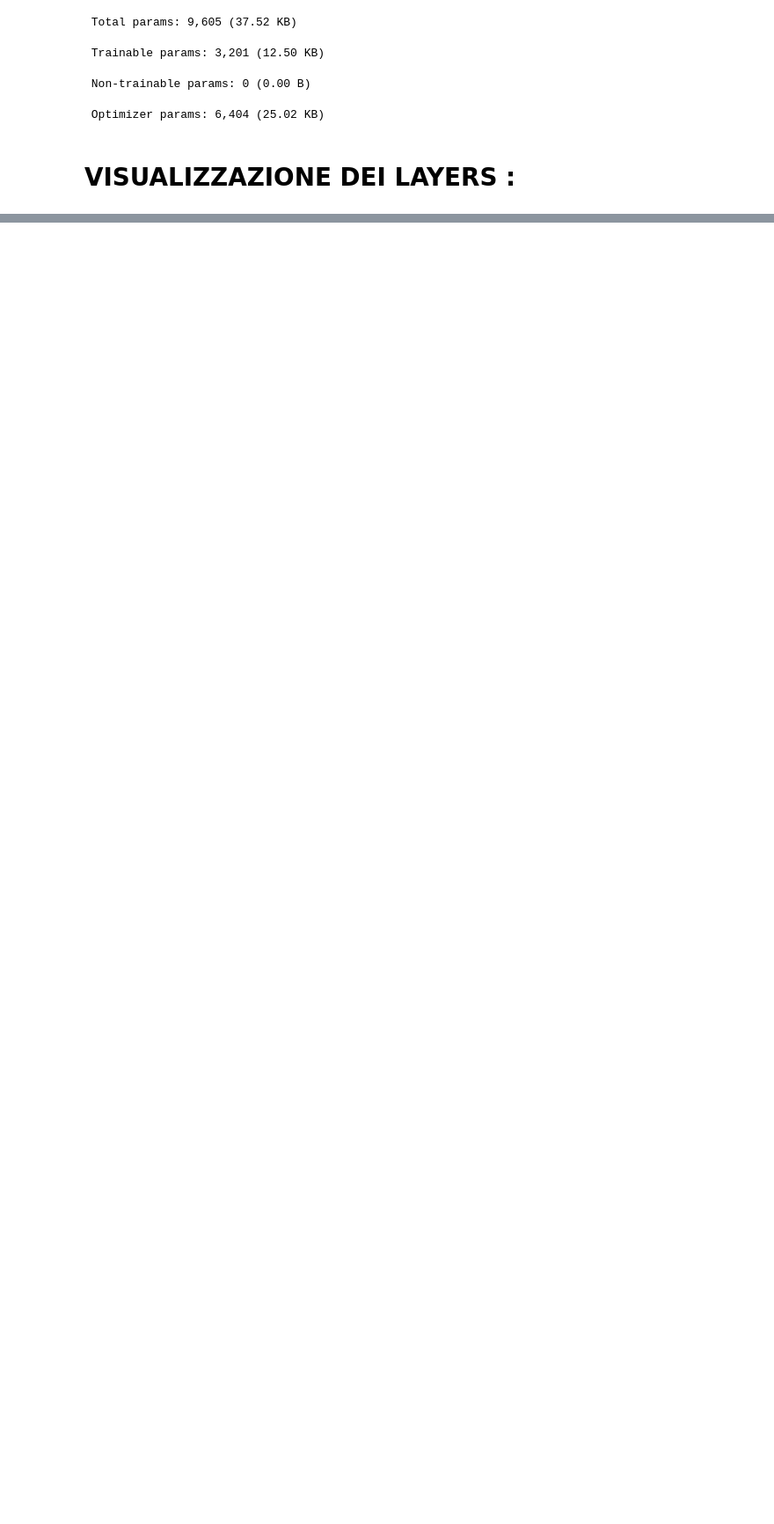
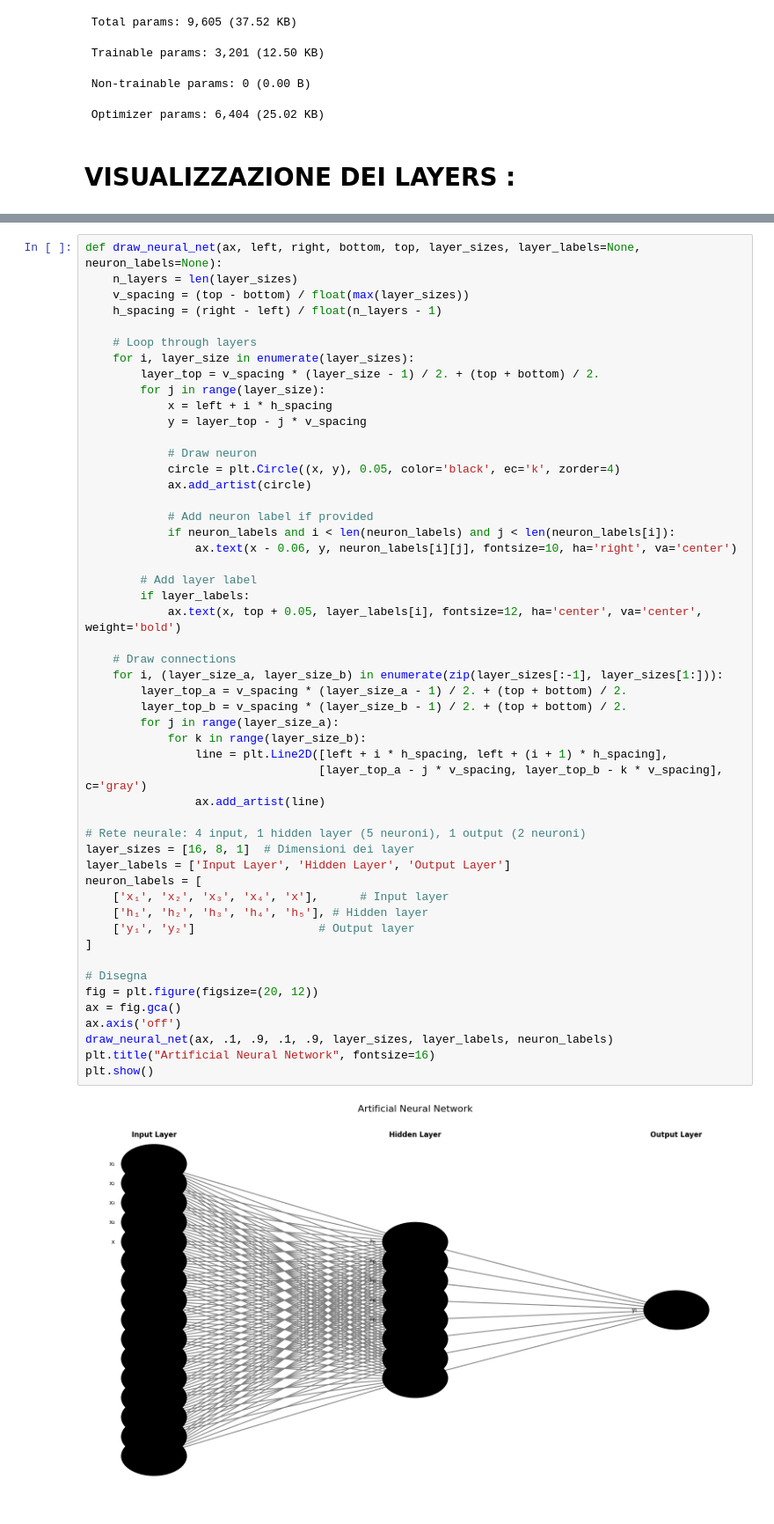
Before and after one commit to FrancescaCola/CustomerScoring, a Jupyter notebook: Neural_Networks.ipynb, the cells around one changed output, grey strips where cells are left out. Shown at 88% size. Cells and saved outputs as stored; diff of their text form; blank space fills up the shorter version.

```diff
--- a/Neural_Networks.ipynb
+++ b/Neural_Networks.ipynb
@@ -275,0 +285,53 @@ Model: "sequential_7"
+# %%
+def draw_neural_net(ax, left, right, bottom, top, layer_sizes, layer_labels=None, neuron_labels=None):
+    n_layers = len(layer_sizes)
+    v_spacing = (top - bottom) / float(max(layer_sizes))
+    h_spacing = (right - left) / float(n_layers - 1)
+
+    # Loop through layers
+    for i, layer_size in enumerate(layer_sizes):
+        layer_top = v_spacing * (layer_size - 1) / 2. + (top + bottom) / 2.
+        for j in range(layer_size):
+            x = left + i * h_spacing
+            y = layer_top - j * v_spacing
+
+            # Draw neuron
+            circle = plt.Circle((x, y), 0.05, color='black', ec='k', zorder=4)
+            ax.add_artist(circle)
+
+            # Add neuron label if provided
+            if neuron_labels and i < len(neuron_labels) and j < len(neuron_labels[i]):
+                ax.text(x - 0.06, y, neuron_labels[i][j], fontsize=10, ha='right', va='center')
+
+        # Add layer label
+        if layer_labels:
+            ax.text(x, top + 0.05, layer_labels[i], fontsize=12, ha='center', va='center', weight='bold')
+
+    # Draw connections
+    for i, (layer_size_a, layer_size_b) in enumerate(zip(layer_sizes[:-1], layer_sizes[1:])):
+        layer_top_a = v_spacing * (layer_size_a - 1) / 2. + (top + bottom) / 2.
+        layer_top_b = v_spacing * (layer_size_b - 1) / 2. + (top + bottom) / 2.
+        for j in range(layer_size_a):
+            for k in range(layer_size_b):
+                line = plt.Line2D([left + i * h_spacing, left + (i + 1) * h_spacing],
+                                  [layer_top_a - j * v_spacing, layer_top_b - k * v_spacing], c='gray')
+                ax.add_artist(line)
+
+# Rete neurale: 4 input, 1 hidden layer (5 neuroni), 1 output (2 neuroni)
+layer_sizes = [16, 8, 1]  # Dimensioni dei layer
+layer_labels = ['Input Layer', 'Hidden Layer', 'Output Layer']
+neuron_labels = [
+    ['x₁', 'x₂', 'x₃', 'x₄', 'x'],      # Input layer
+    ['h₁', 'h₂', 'h₃', 'h₄', 'h₅'], # Hidden layer
+    ['y₁', 'y₂']                  # Output layer
+]
+
+# Disegna
+fig = plt.figure(figsize=(20, 12))
+ax = fig.gca()
+ax.axis('off')
+draw_neural_net(ax, .1, .9, .1, .9, layer_sizes, layer_labels, neuron_labels)
+plt.title("Artificial Neural Network", fontsize=16)
+plt.show()
+# %% [output]
+[figure, added]
```
Also changed, not shown: parts of 10 cells of this notebook.
